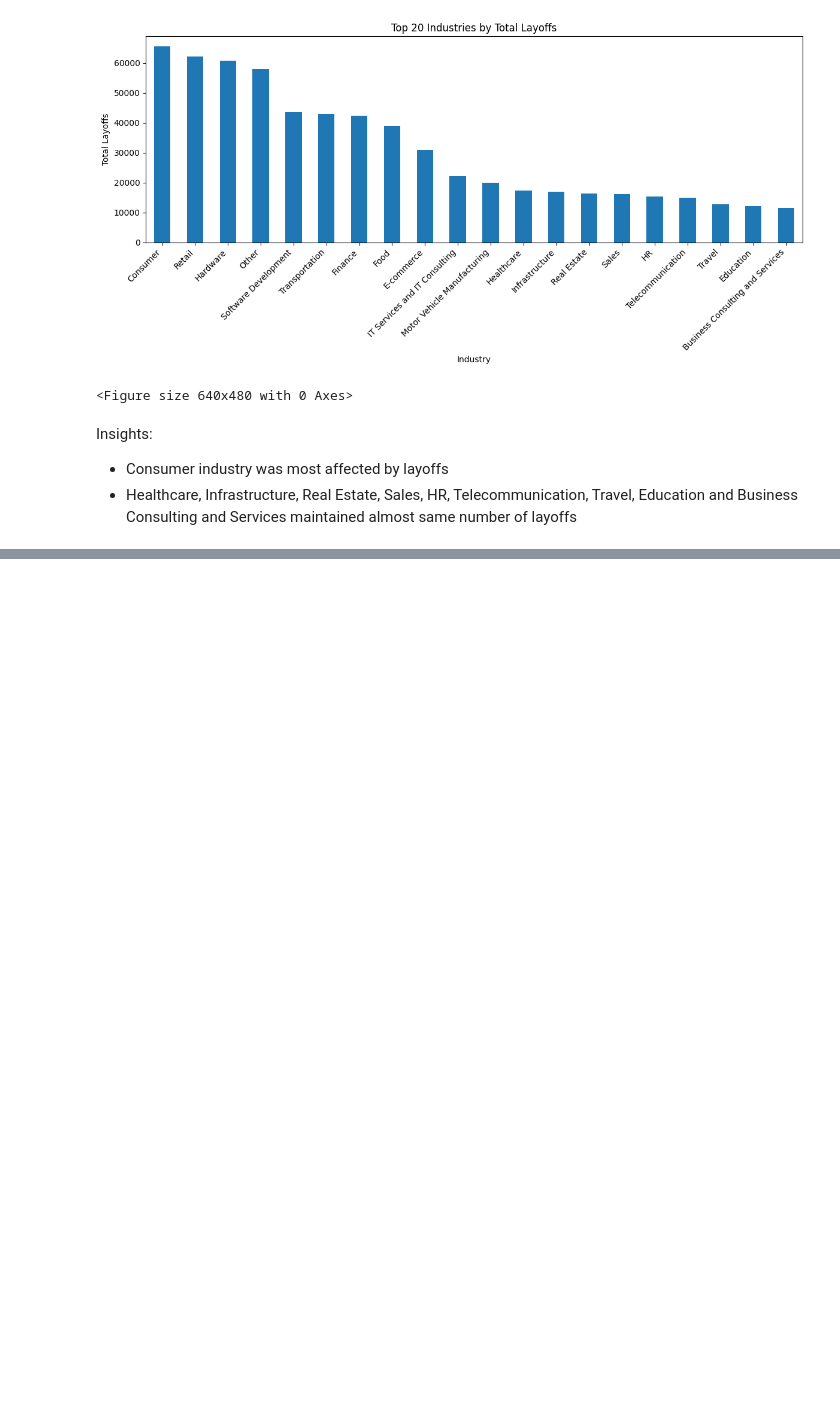
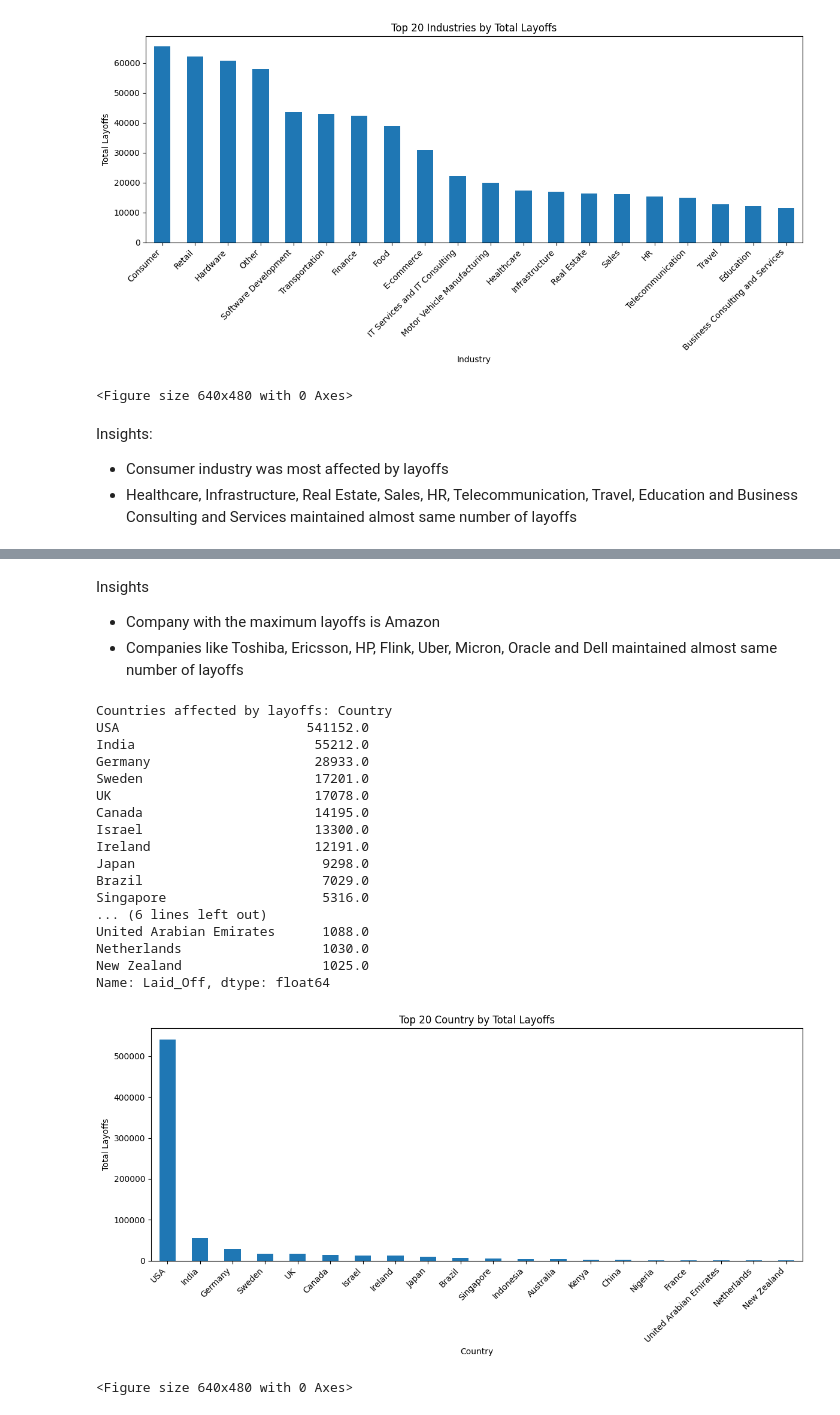
Before and after one commit to Ridima28/Global-Tech-Layoff-Analysis, a Jupyter notebook: layoff-eda.ipynb, the cells around one changed output, grey strips where cells are left out. Cells and saved outputs as stored; diff of their text form; code cells hidden in the pictures; blank space fills up the shorter version.

```diff
--- a/layoff-eda.ipynb
+++ b/layoff-eda.ipynb
@@ -284,0 +300,35 @@ Insights:
+# %% [markdown]
+Insights
+  -  Company with the maximum layoffs is Amazon
+  - Companies like Toshiba, Ericsson, HP, Flink, Uber, Micron, Oracle and Dell maintained almost same number of layoffs
+# %%
+Country = (df.groupby('Country')['Laid_Off'].sum().sort_values(ascending=False)).head(20)
+print(f'Countries affected by layoffs: {Country}')
+plt.figure(figsize=(12,6))
+Country.plot(kind="bar")
+plt.title("Top 20 Country by Total Layoffs")
+plt.ylabel("Total Layoffs")
+plt.xticks(rotation=45, ha="right")
+plt.tight_layout()
+plt.show()
+plt.savefig("Top 20 Country by Total Layoffs.png")
+# %% [output]
+Countries affected by layoffs: Country
+USA                        541152.0
+India                       55212.0
+Germany                     28933.0
+Sweden                      17201.0
+UK                          17078.0
+Canada                      14195.0
+Israel                      13300.0
+Ireland                     12191.0
+Japan                        9298.0
+Brazil                       7029.0
+Singapore                    5316.0
+... (6 lines left out)
+United Arabian Emirates      1088.0
+Netherlands                  1030.0
+New Zealand                  1025.0
+Name: Laid_Off, dtype: float64
+[figure, added]
+<Figure size 640x480 with 0 Axes>
```
Also changed, not shown: parts of 7 cells of this notebook, 3 other files.
